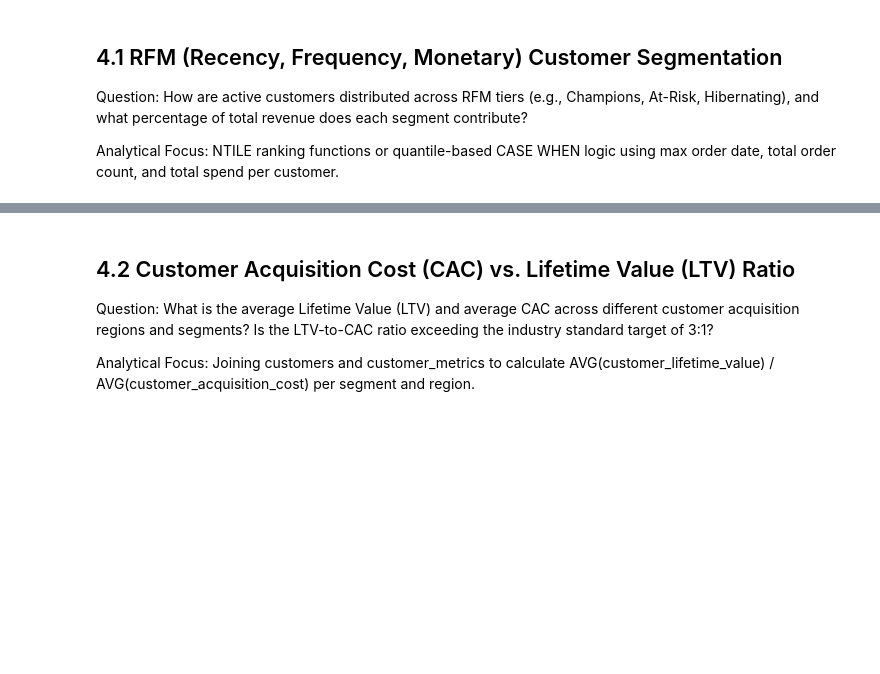
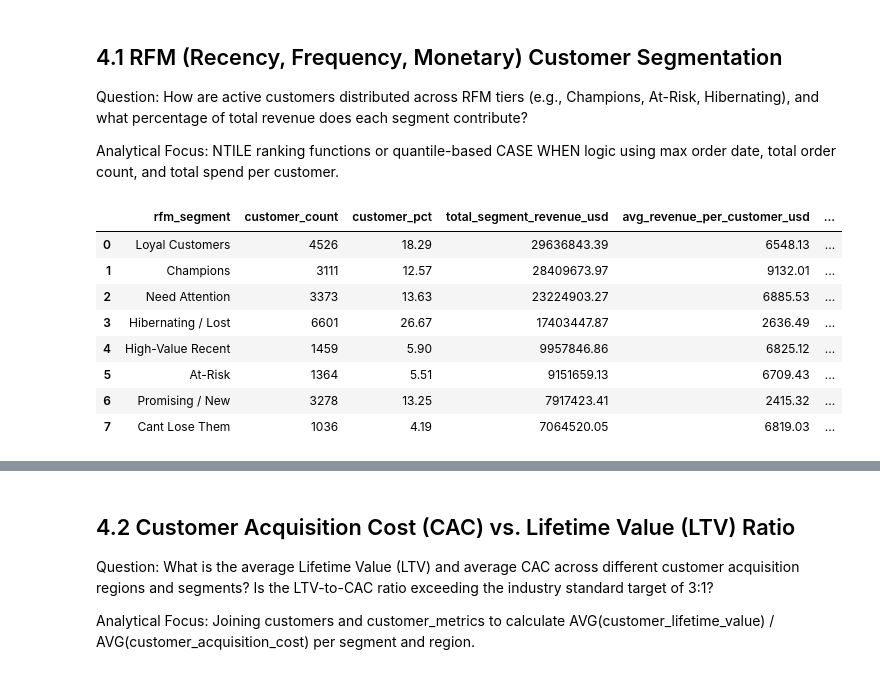
Before and after one commit to Kartika-Nidhi/E-Commerce_Analysis_SQL, a Jupyter notebook: E-commerceSalesAnalysisSQL.ipynb, the cells around one changed output, grey strips where cells are left out. Saved outputs shown, nothing was run; the diff lists cells and outputs as text; code cells hidden in the pictures; blank space fills up the shorter version.

Commit message:
Customer analysis completed

```diff
--- a/E-commerceSalesAnalysisSQL.ipynb
+++ b/E-commerceSalesAnalysisSQL.ipynb
@@ -601,3 +601,94 @@ Reported To: Chief Executive Officer (CEO), Chief Financial Officer (CFO), VP of
 Question: How are active customers distributed across RFM tiers (e.g., Champions, At-Risk, Hibernating), and what percentage of total revenue does each segment contribute?
 
 Analytical Focus: NTILE ranking functions or quantile-based CASE WHEN logic using max order date, total order count, and total spend per customer.
+# %%
+query = """
+
+WITH customer_rfm_raw AS (
+    SELECT
+        o.customer_id,
+        DATEDIFF(
+            (SELECT MAX(order_date) FROM orders WHERE order_status = 'Completed'),
+            MAX(o.order_date)
+        ) AS recency_days,
+        COUNT(DISTINCT o.order_id) AS frequency_orders,
+
+        SUM(
+            ((oi.quantity * oi.unit_price) - COALESCE(oi.discount_amount, 0)) *
+            CASE UPPER(o.currency)
+                WHEN 'USD' THEN 1.0 WHEN 'EUR' THEN 1.08 WHEN 'GBP' THEN 1.28
+                WHEN 'CAD' THEN 0.74 WHEN 'AUD' THEN 0.66 WHEN 'AED' THEN 0.272 WHEN 'INR' THEN 0.012
+                ELSE 1.0
+            END
+        ) AS monetary_usd
+    FROM orders AS o
+    JOIN order_items AS oi ON o.order_id = oi.order_id
+    WHERE o.order_status = 'Completed'
+    GROUP BY o.customer_id
+),
+rfm_scores AS (
+    SELECT
+        customer_id,
+        recency_days,
+        frequency_orders,
+        monetary_usd,
+        -- Quantile scoring (1-4) using NTILE
+        -- Note: For Recency, lower days = better score, so we reverse ORDER BY
+        NTILE(4) OVER (ORDER BY recency_days DESC) AS r_score,
+        NTILE(4) OVER (ORDER BY frequency_orders ASC) AS f_score,
+        NTILE(4) OVER (ORDER BY monetary_usd ASC) AS m_score
+    FROM customer_rfm_raw
+),
+rfm_segments AS (
+    SELECT
+        customer_id,
+        recency_days,
+        frequency_orders,
+        monetary_usd,
+        r_score,
+        f_score,
+        m_score,
+        CASE
+            WHEN r_score = 4 AND f_score >= 3 AND m_score >= 3 THEN 'Champions'
+            WHEN r_score >= 3 AND f_score >= 3 THEN 'Loyal Customers'
+            WHEN r_score >= 3 AND f_score < 3 AND m_score >= 3 THEN 'High-Value Recent'
+            WHEN r_score >= 3 AND f_score < 3 THEN 'Promising / New'
+            WHEN r_score = 2 AND f_score >= 3 THEN 'Need Attention'
+            WHEN r_score = 1 AND f_score >= 3 THEN 'At-Risk'
+            WHEN r_score = 1 AND f_score < 3 AND m_score >= 3 THEN 'Cant Lose Them'
+            ELSE 'Hibernating / Lost'
+        END AS rfm_segment
+    FROM rfm_scores
+)
+SELECT
+    rfm_segment,
+    COUNT(customer_id) AS customer_count,
+    ROUND(COUNT(customer_id) * 100.0 / SUM(COUNT(customer_id)) OVER (), 2) AS customer_pct,
+
+    ROUND(SUM(monetary_usd), 2) AS total_segment_revenue_usd,
+    ROUND(AVG(monetary_usd), 2) AS avg_revenue_per_customer_usd,
+
+    ROUND(
+        (SUM(monetary_usd) / SUM(SUM(monetary_usd)) OVER ()) * 100,
+        2
+    ) AS revenue_contribution_pct,
+
+    ROUND(AVG(recency_days), 1) AS avg_recency_days,
+    ROUND(AVG(frequency_orders), 1) AS avg_frequency_orders
+FROM rfm_segments
+GROUP BY rfm_segment
+ORDER BY total_segment_revenue_usd DESC;
+"""
+
+segment = pd.read_sql(query, engine)
+segment
+# %% [output]
+|  | rfm_segment | customer_count | customer_pct | total_segment_revenue_usd | avg_revenue_per_customer_usd | ... |
+| 0 | Loyal Customers | 4526 | 18.29 | 29636843.39 | 6548.13 | ... |
+| 1 | Champions | 3111 | 12.57 | 28409673.97 | 9132.01 | ... |
+| 2 | Need Attention | 3373 | 13.63 | 23224903.27 | 6885.53 | ... |
+| 3 | Hibernating / Lost | 6601 | 26.67 | 17403447.87 | 2636.49 | ... |
+| 4 | High-Value Recent | 1459 | 5.90 | 9957846.86 | 6825.12 | ... |
+| 5 | At-Risk | 1364 | 5.51 | 9151659.13 | 6709.43 | ... |
+| 6 | Promising / New | 3278 | 13.25 | 7917423.41 | 2415.32 | ... |
+| 7 | Cant Lose Them | 1036 | 4.19 | 7064520.05 | 6819.03 | ... |
```
Also changed, not shown: parts of 2 cells of this notebook.
